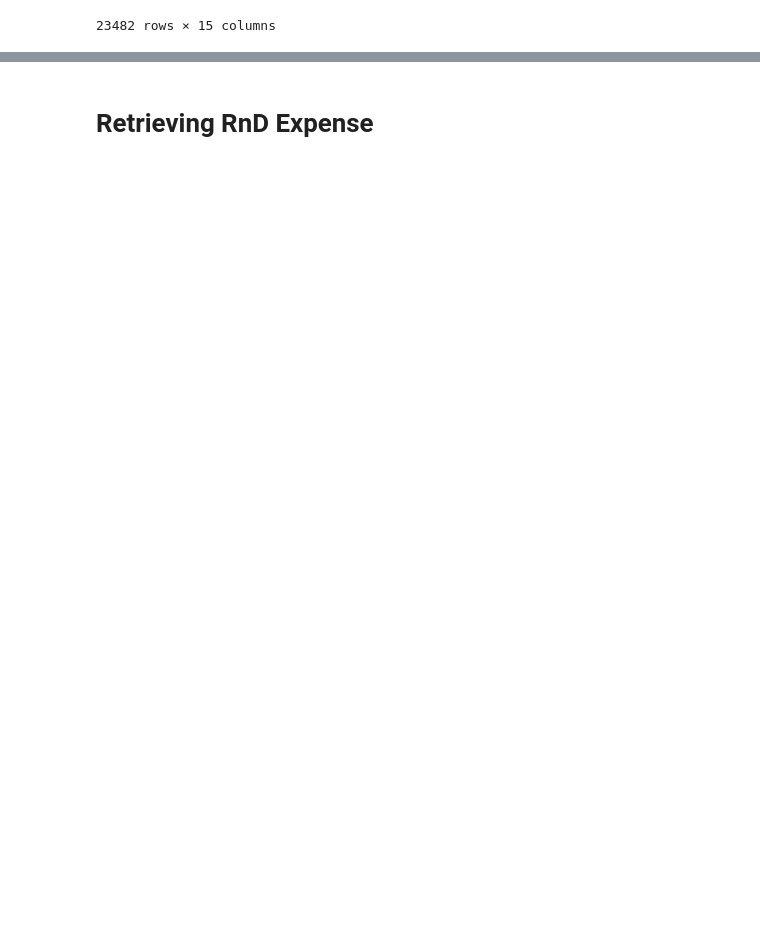
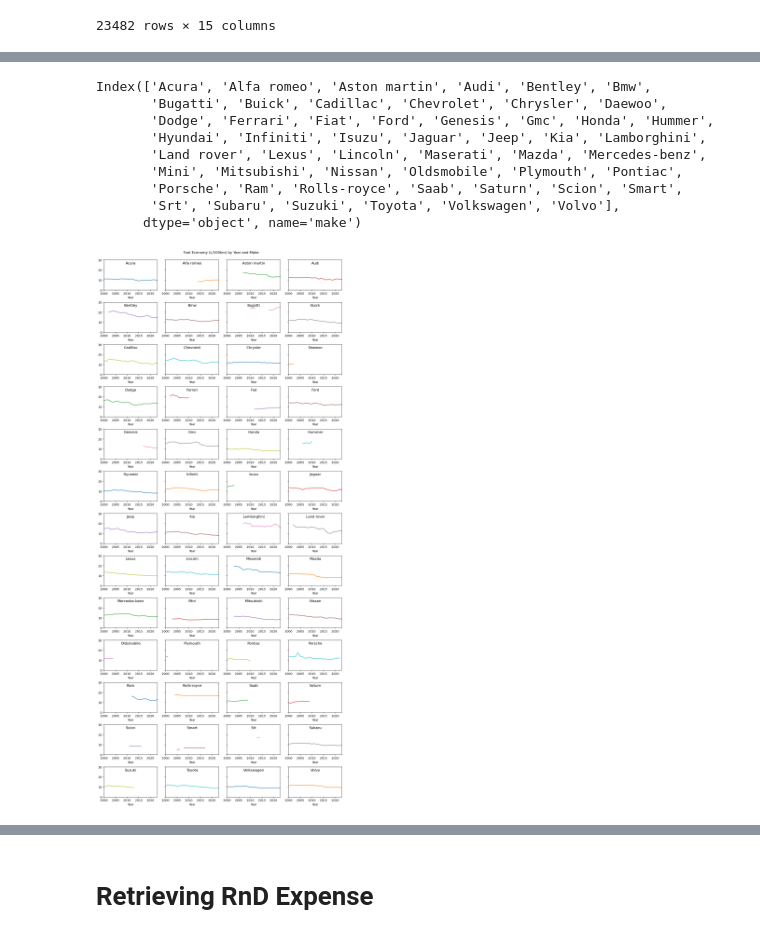
Before and after one commit to alexproskiw/Fuel-Efficiency-of-Canadian-Vehicles-Trends-and-Predictions, a Jupyter notebook: ECON323 Final Project.ipynb, the cells around one changed output, grey strips where cells are left out. Drawn from its saved outputs; the diff is of its cells as text; code cells hidden in the pictures; blank space fills up the shorter version.

```diff
--- a/ECON323 Final Project.ipynb
+++ b/ECON323 Final Project.ipynb
@@ -144,0 +177,31 @@ ax.yaxis.grid(True, color="black", alpha = 0.4, linestyle='--')
+# %%
+fuel_economy_by_year_and_make = full_dataset.pivot_table(index="model_year", columns="make", values="comb_lpkm", aggfunc="mean")
+print(fuel_economy_by_year_and_make.columns)
+
+axs = fuel_economy_by_year_and_make.plot.line(
+    figsize=(12, 28), subplots=True, legend=False, sharex=False,
+    sharey=True, layout=(13, 4), grid=False, xlabel="Year"
+)
+
+axs[0,0].get_figure().tight_layout(rect=[0, 0.03, 1, 0.97])
+axs[0,0].get_figure().suptitle('Fuel Economy (L/100km) by Year and Make')
+axs = axs.flatten()
+titles = fuel_economy_by_year_and_make.columns
+i = 0
+for ax in axs:
+    title = titles[i]
+    ax.set_title(title, y=1.0, pad=-14)
+    ax.set_ylim(0, 30)
+    ax.set_xlim(2000, 2023)
+    i += 1
+# %% [output]
+Index(['Acura', 'Alfa romeo', 'Aston martin', 'Audi', 'Bentley', 'Bmw',
+       'Bugatti', 'Buick', 'Cadillac', 'Chevrolet', 'Chrysler', 'Daewoo',
+       'Dodge', 'Ferrari', 'Fiat', 'Ford', 'Genesis', 'Gmc', 'Honda', 'Hummer',
+       'Hyundai', 'Infiniti', 'Isuzu', 'Jaguar', 'Jeep', 'Kia', 'Lamborghini',
+       'Land rover', 'Lexus', 'Lincoln', 'Maserati', 'Mazda', 'Mercedes-benz',
+       'Mini', 'Mitsubishi', 'Nissan', 'Oldsmobile', 'Plymouth', 'Pontiac',
+       'Porsche', 'Ram', 'Rolls-royce', 'Saab', 'Saturn', 'Scion', 'Smart',
+       'Srt', 'Subaru', 'Suzuki', 'Toyota', 'Volkswagen', 'Volvo'],
+      dtype='object', name='make')
+[figure, added]
```
Also changed, not shown: parts of 10 cells of this notebook.
